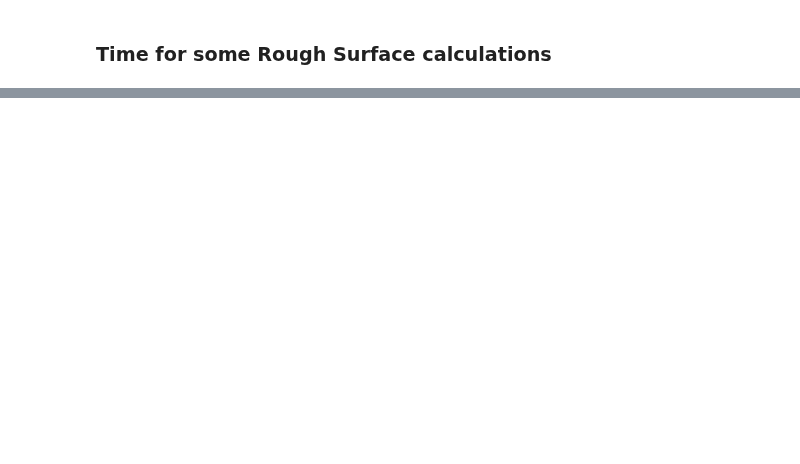
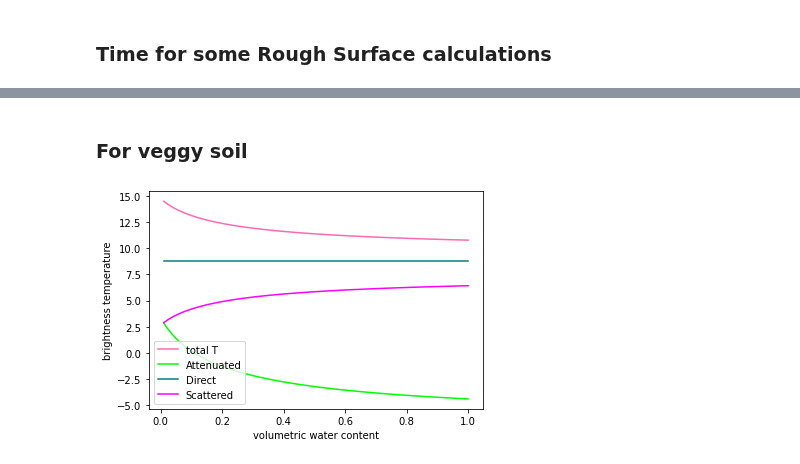
Before and after one commit to debnovalina/PPESO-Practical, a Jupyter notebook: microwave.ipynb, the cells around one changed output, grey strips where cells are left out. Saved outputs shown, nothing was run; the diff lists cells and outputs as text; code cells hidden in the pictures; blank space fills up the shorter version.

```diff
--- a/microwave.ipynb
+++ b/microwave.ipynb
@@ -228,0 +248,20 @@ def gamma_opacity(b, VWC, theta):
+# %% [markdown]
+### For veggy soil
+# %%
+gamma=gamma_opacity(b,5,incident_angle)
+
+t1,t2,t3=compute_TB_p(rough_hh, Ts, gamma, single_scattering_albedo, Ts)
+bare_soil=t1+t2+t3
+
+plt.figure()
+plt.plot(mv,bare_soil,color='hotpink',label='total T')
+plt.plot(mv,t1,color='lime',label='Attenuated')
+plt.plot(mv,t2+np.zeros(len(mv)),color='teal',label='Direct')
+plt.plot(mv,t3,color='magenta',label='Scattered')
+
+plt.xlabel('volumetric water content')
+plt.ylabel('brightness temperature')
+plt.legend()
+plt.show()
+# %% [output]
+[figure, added]
```
Also changed, not shown: parts of 6 cells of this notebook.
